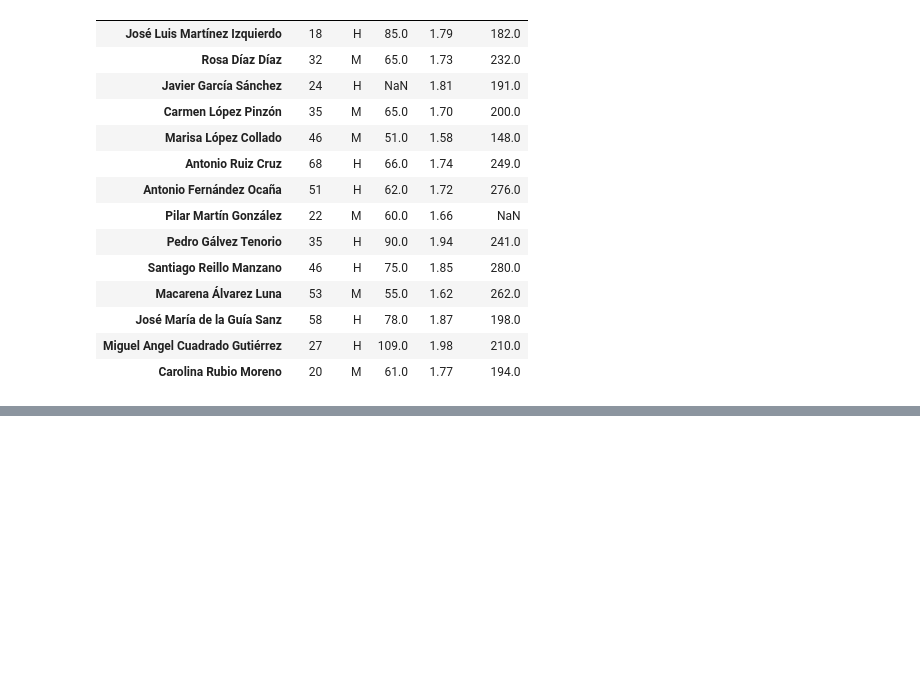
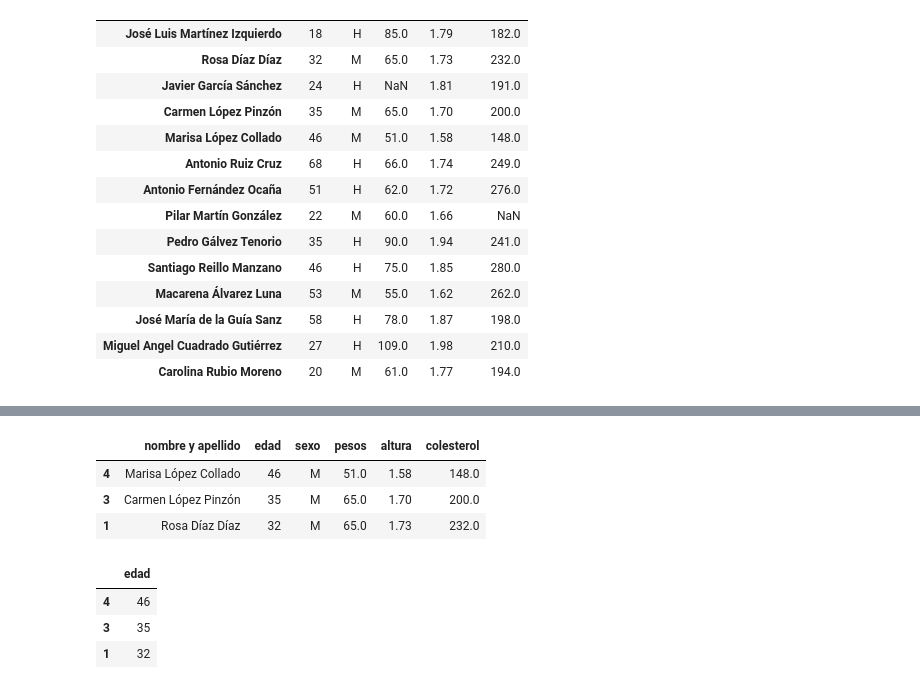
Before and after one commit to mtataytraining2/2_DataScience_Basics, a Jupyter notebook: Pandas/Pandas_dataframe_clase.ipynb, the cells around one changed output, grey strips where cells are left out. Saved outputs shown, nothing was run; the diff lists cells and outputs as text; code cells hidden in the pictures; blank space fills up the shorter version.

```diff
--- a/Pandas/Pandas_dataframe_clase.ipynb
+++ b/Pandas/Pandas_dataframe_clase.ipynb
@@ -399,0 +418,14 @@ dfcol.set_index('nombre y apellido')
+# %%
+dfcol.reindex(index=[4,3,1])
+# %% [output]
+|  | nombre y apellido | edad | sexo | pesos | altura | colesterol |
+| 4 | Marisa López Collado | 46 | M | 51.0 | 1.58 | 148.0 |
+| 3 | Carmen López Pinzón | 35 | M | 65.0 | 1.70 | 200.0 |
+| 1 | Rosa Díaz Díaz | 32 | M | 65.0 | 1.73 | 232.0 |
+# %%
+dfcol.reindex(index=[4,3,1], columns=['edad']) # es una especie de filtrado
+# %% [output]
+|  | edad |
+| 4 | 46 |
+| 3 | 35 |
+| 1 | 32 |
```
Also changed, not shown: parts of 2 cells of this notebook.
